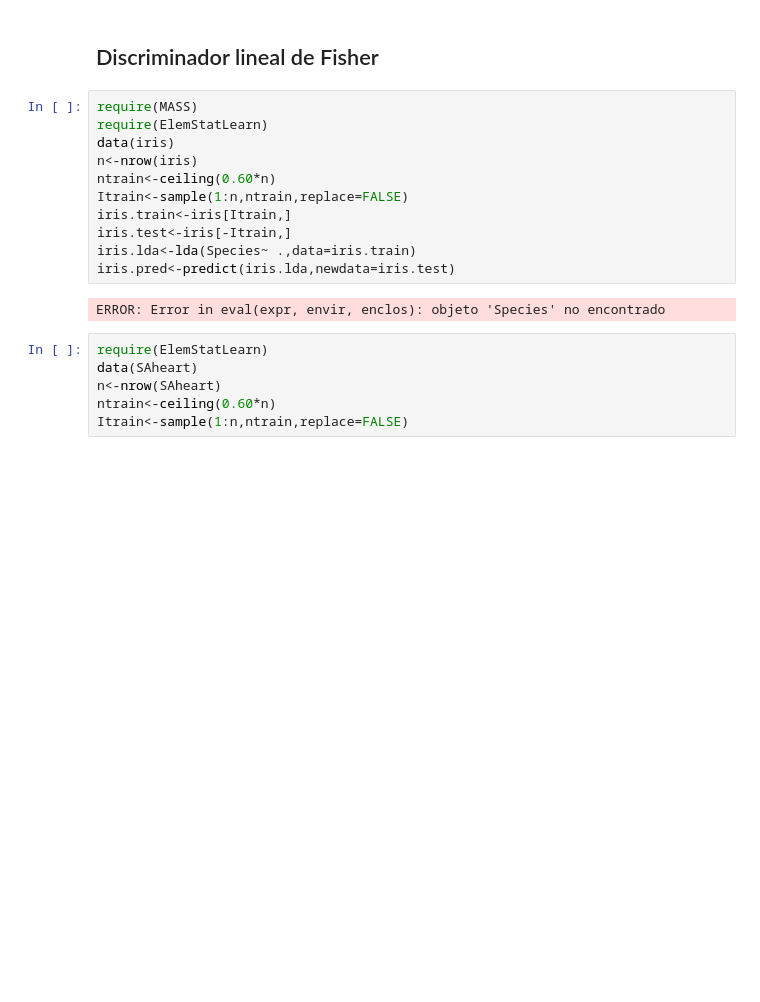
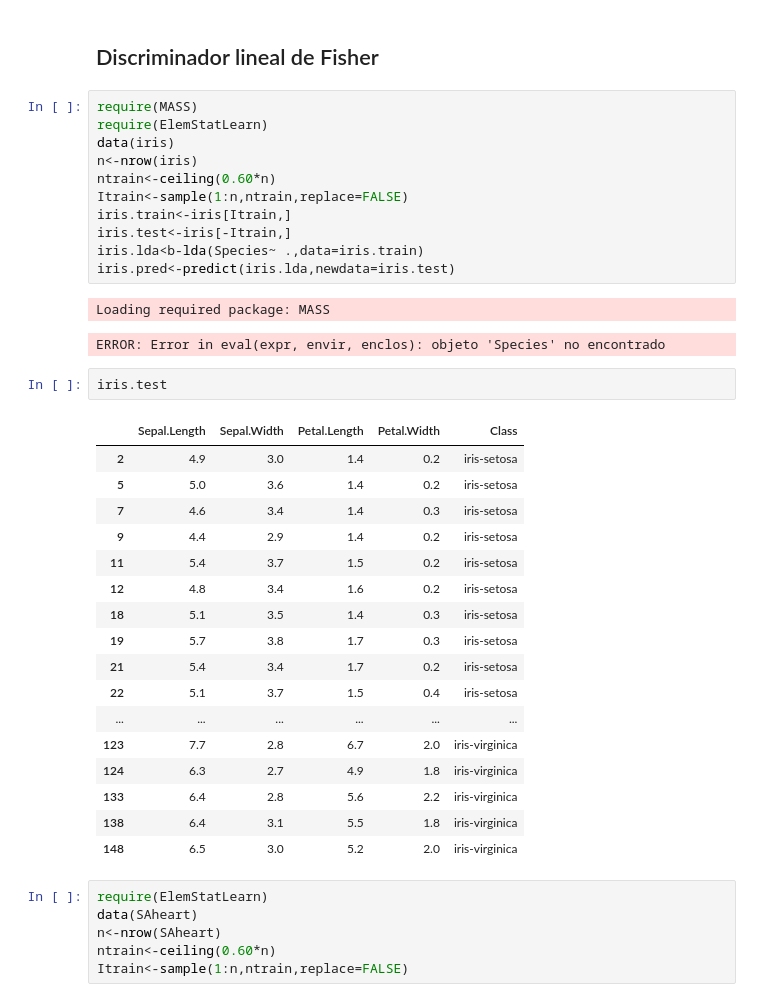
Before and after one commit to nicofo/AAMD, a Jupyter notebook: Classificació Lineal i avaluació de models/clas-lineal-3.ipynb, the cells around one changed output. Saved outputs shown, nothing was run; the diff lists cells and outputs as text; blank space fills up the shorter version.

```diff
--- a/Classificació Lineal i avaluació de models/clas-lineal-3.ipynb
+++ b/Classificació Lineal i avaluació de models/clas-lineal-3.ipynb
@@ -273,10 +284,31 @@ ntrain<-ceiling(0.60*n)
 Itrain<-sample(1:n,ntrain,replace=FALSE)
 iris.train<-iris[Itrain,]
 iris.test<-iris[-Itrain,]
-iris.lda<-lda(Species~ .,data=iris.train)
+iris.lda<b-lda(Species~ .,data=iris.train)
 iris.pred<-predict(iris.lda,newdata=iris.test)
 # %% [output]
-ERROR: Error in eval(expr, envir, enclos): objeto 'Species' no encontrado
+Loading required package: MASS
+ERROR: Error in eval(expr, envir, enclos): objeto 'Species' no encontrado
+# %%
+iris.test
+# %% [output]
+|  | Sepal.Length | Sepal.Width | Petal.Length | Petal.Width | Class |
+| 2 | 4.9 | 3.0 | 1.4 | 0.2 | iris-setosa |
+| 5 | 5.0 | 3.6 | 1.4 | 0.2 | iris-setosa |
+| 7 | 4.6 | 3.4 | 1.4 | 0.3 | iris-setosa |
+| 9 | 4.4 | 2.9 | 1.4 | 0.2 | iris-setosa |
+| 11 | 5.4 | 3.7 | 1.5 | 0.2 | iris-setosa |
+| 12 | 4.8 | 3.4 | 1.6 | 0.2 | iris-setosa |
+| 18 | 5.1 | 3.5 | 1.4 | 0.3 | iris-setosa |
+| 19 | 5.7 | 3.8 | 1.7 | 0.3 | iris-setosa |
+| 21 | 5.4 | 3.4 | 1.7 | 0.2 | iris-setosa |
+| 22 | 5.1 | 3.7 | 1.5 | 0.4 | iris-setosa |
+| ... | ... | ... | ... | ... | ... |
+| 123 | 7.7 | 2.8 | 6.7 | 2.0 | iris-virginica |
+| 124 | 6.3 | 2.7 | 4.9 | 1.8 | iris-virginica |
+| 133 | 6.4 | 2.8 | 5.6 | 2.2 | iris-virginica |
+| 138 | 6.4 | 3.1 | 5.5 | 1.8 | iris-virginica |
+| 148 | 6.5 | 3.0 | 5.2 | 2.0 | iris-virginica |
 # %%
 require(ElemStatLearn)
 data(SAheart)
```
Also changed, not shown: parts of 23 cells of this notebook, 8 other files.
